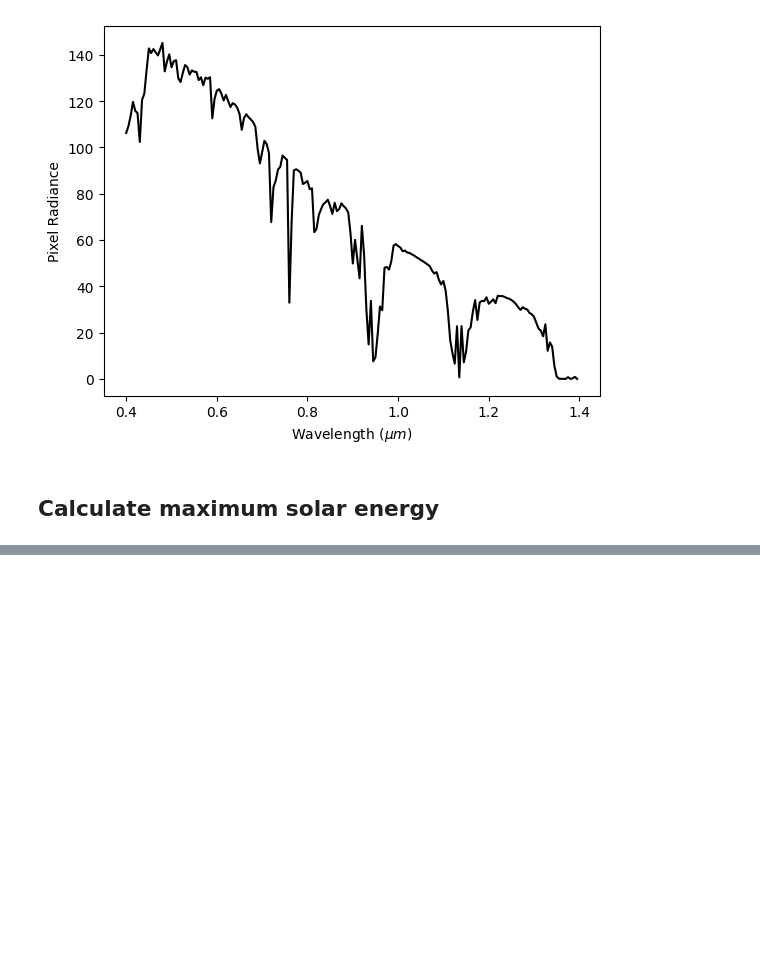
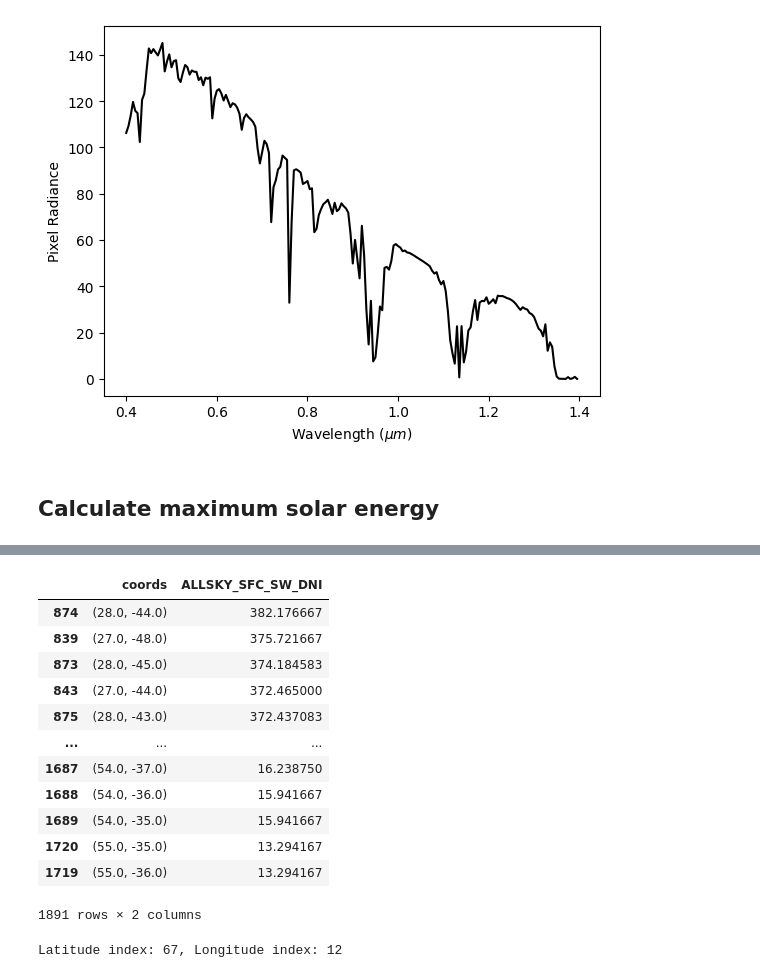
Before and after one commit to aerology-ai/uav-carbon-removal, a Jupyter notebook: solar_irradiance.ipynb, the cells around one changed output, grey strips where cells are left out. Cells and saved outputs as stored; diff of their text form; code cells hidden in the pictures; blank space fills up the shorter version.

```diff
--- a/solar_irradiance.ipynb
+++ b/solar_irradiance.ipynb
@@ -326,3 +427,52 @@ def take_action_and_get_reward(state, action):
+# %%
+df.groupby('coords')['ALLSKY_SFC_SW_DNI'].mean().reset_index().sort_values('ALLSKY_SFC_SW_DNI', ascending=False)
+# %% [output]
+|  | coords | ALLSKY_SFC_SW_DNI |
+| 874 | (28.0, -44.0) | 382.176667 |
+| 839 | (27.0, -48.0) | 375.721667 |
+| 873 | (28.0, -45.0) | 374.184583 |
+| 843 | (27.0, -44.0) | 372.465000 |
+| 875 | (28.0, -43.0) | 372.437083 |
+| ... | ... | ... |
+| 1687 | (54.0, -37.0) | 16.238750 |
+| 1688 | (54.0, -36.0) | 15.941667 |
+| 1689 | (54.0, -35.0) | 15.941667 |
+| 1720 | (55.0, -35.0) | 13.294167 |
+| 1719 | (55.0, -36.0) | 13.294167 |
+1891 rows × 2 columns
+# %%
+def get_state_from_coordinates(lat, lon, num_lat_steps, num_lon_steps, lat_range_start=0, lon_range_end=-50):
+    """
+    Convert latitude and longitude to their respective indices in the grid.
+
+    :param lat: Latitude to convert.
+    :param lon: Longitude to convert.
+    :param num_lat_steps: Total number of latitude steps in the grid.
+    :param num_lon_steps: Total number of longitude steps in the grid.
+    :param lat_range_start: Starting latitude of the grid (0).
+    :param lon_range_end: Ending longitude of the grid (-50).
+    :return: Indices corresponding to the latitude and longitude.
+    """
+    # Ensure that lat and lon are within the allowed range
+    lat = max(lat_range_start, min(lat_range_start + 60, lat))
+    lon = max(lon_range_end, min(-20, lon))
+
+    # Calculate the step size for each latitude and longitude
+    lat_step_size = 60 / num_lat_steps
+    lon_step_size = abs(lon_range_end + 20) / num_lon_steps  # The range should be positive
+
+    # Calculate the indices
+    lat_index = int((lat - lat_range_start) / lat_step_size)
+    lon_index = int((lon - lon_range_end) / lon_step_size)  # Adjust based on the end of the range
+
+    return lat_index, lon_index
+
+lat, lon = 28.0, -44.0
+lat_index, lon_index = get_state_from_coordinates(lat, lon, num_lat_steps, num_lon_steps, lat_range_start=0, lon_range_end=-50)
+
+print(f"Latitude index: {lat_index}, Longitude index: {lon_index}")
+# %% [output]
+Latitude index: 67, Longitude index: 12
 # %%
 LEARNING_RATE = 0.1
 DISCOUNT_FACTOR = 0.95
```
Also changed, not shown: parts of 27 cells of this notebook.
